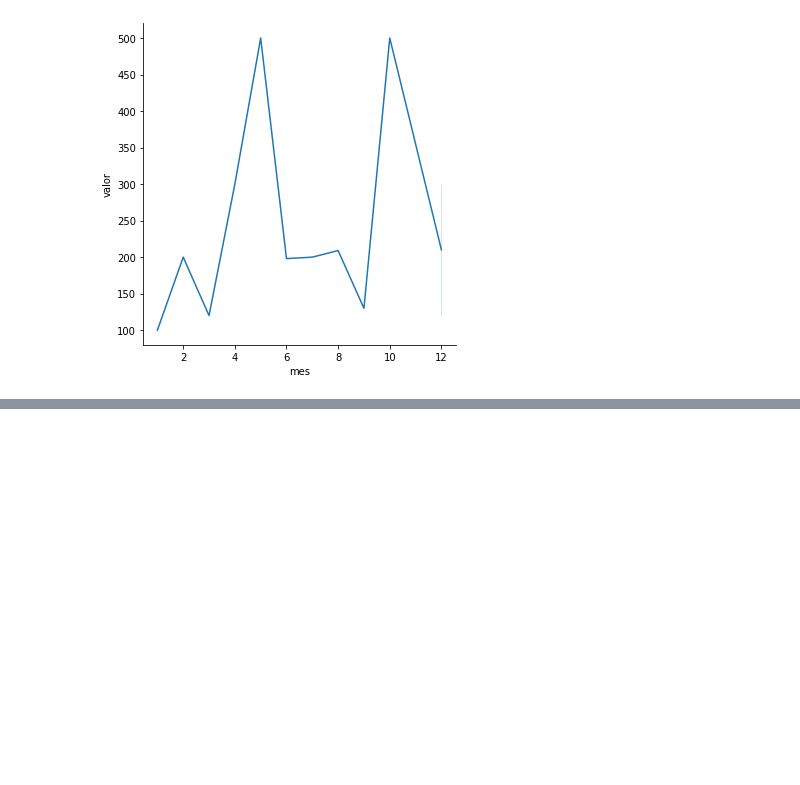
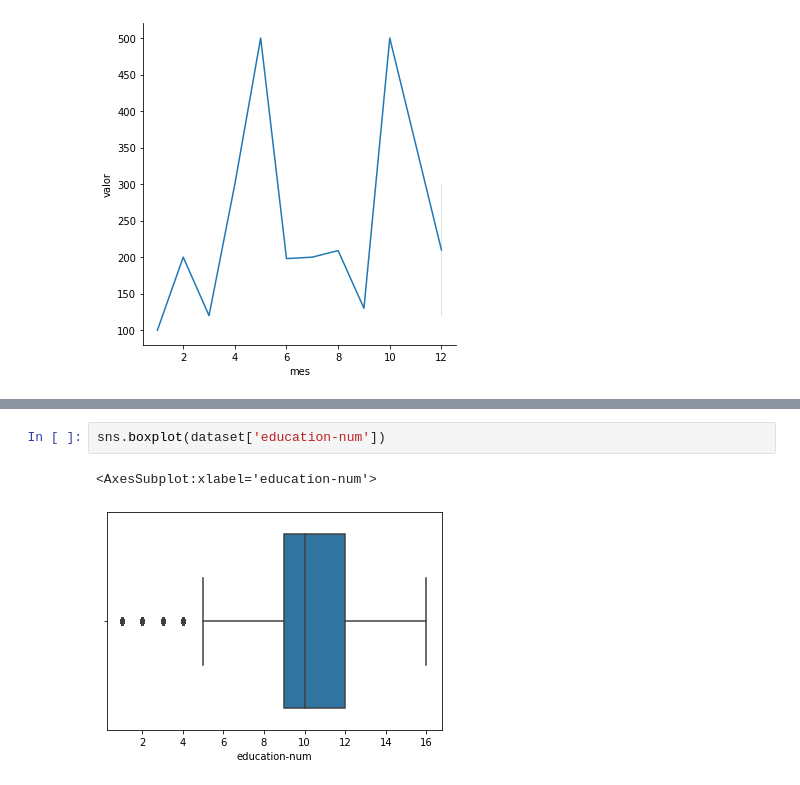
Before and after one commit to AlissonRaphael/statistics_for_data_science_and_machine_learning, a Jupyter notebook: 10_visualizacao/graficos.ipynb, the cells around one changed output, grey strips where cells are left out. Drawn from its saved outputs; the diff is of its cells as text; blank space fills up the shorter version.

```diff
--- a/10_visualizacao/graficos.ipynb
+++ b/10_visualizacao/graficos.ipynb
@@ -82,0 +90,5 @@ sns.relplot(x='mes', y='valor', kind='line', data=vendas_df)
+# %%
+sns.boxplot(dataset['education-num'])
+# %% [output]
+<AxesSubplot:xlabel='education-num'>
+[figure, added]
```
Also changed, not shown: parts of 4 cells of this notebook.
